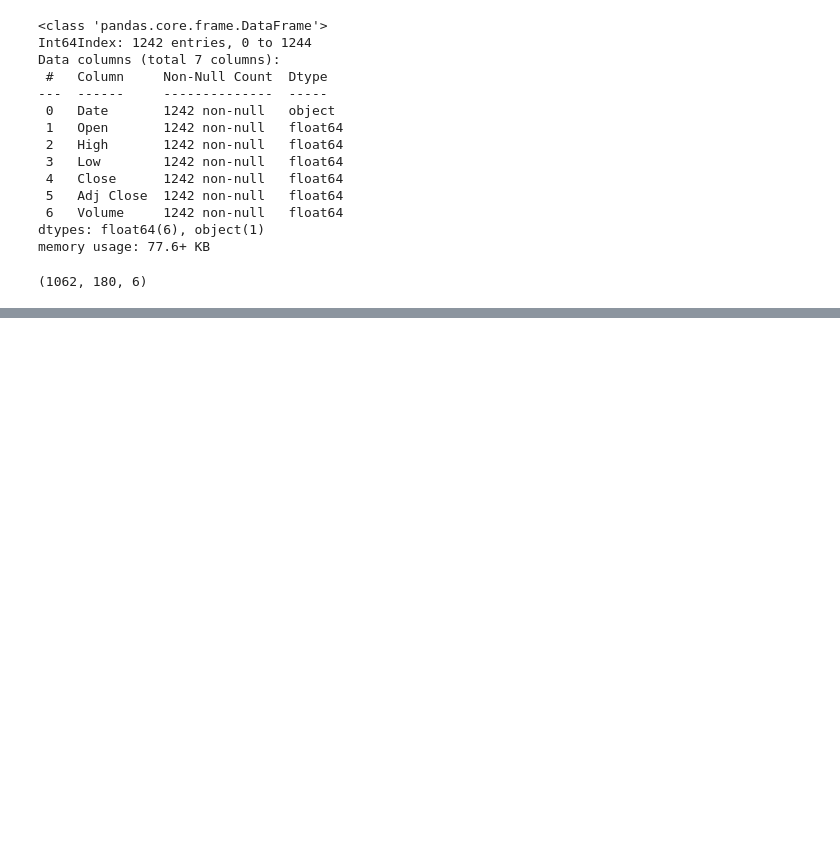
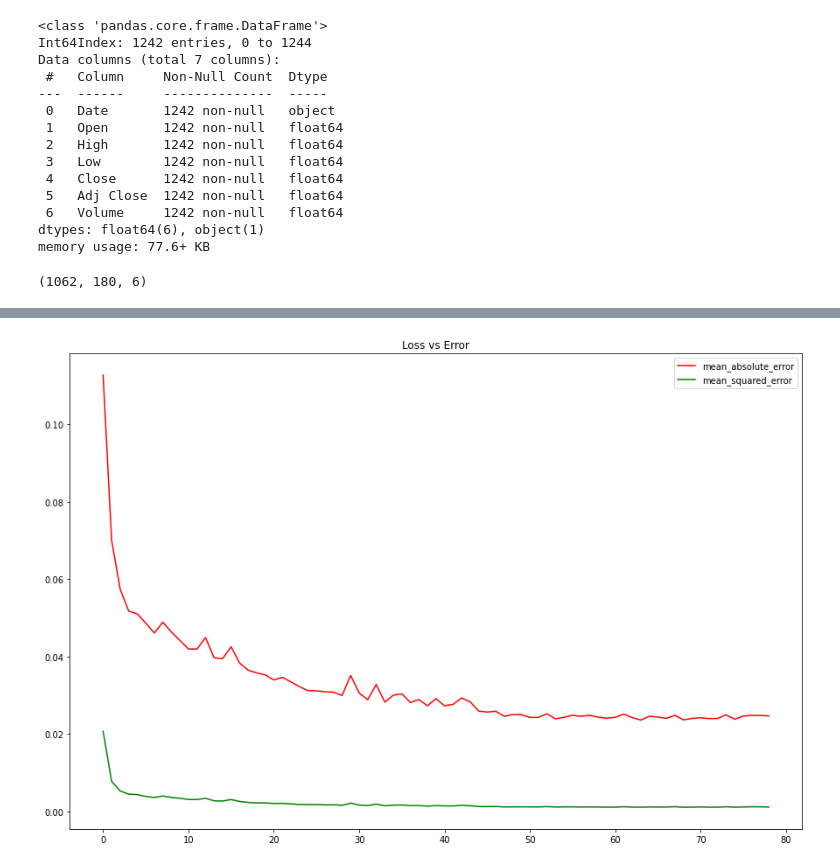
Before and after one commit to itimes-digital/deep-learning-estudo, a Jupyter notebook: serie_temporal_mult_previsores.ipynb, the cells around one changed output, grey strips where cells are left out. Drawn from its saved outputs; the diff is of its cells as text; code cells hidden in the pictures; blank space fills up the shorter version.

```diff
--- a/serie_temporal_mult_previsores.ipynb
+++ b/serie_temporal_mult_previsores.ipynb
@@ -57,7 +57,7 @@ previsores.shape
 from keras.callbacks import EarlyStopping, ReduceLROnPlateau, ModelCheckpoint
 # %%
 model = Sequential();
-model.add(LSTM(units = 100, return_sequences = True, input_shape = (previsores[1], 6)));
+model.add(LSTM(units = 100, return_sequences = True, input_shape = (previsores.shape[1], 6)));
 model.add(Dropout(0.3));
 
 model.add(LSTM(units = 50, return_sequences = True));
@@ -69,7 +69,7 @@ model.add(Dropout(0.3));
 model.add(LSTM(units = 50));
 model.add(Dropout(0.3));
 
-model.add(Dense(units = 1 activation = 'sigmoid'));
+model.add(Dense(units = 1, activation = 'sigmoid'));
 model.compile(optimizer = 'adam',
               loss = 'mean_squared_error',
               metrics = ['mean_absolute_error'])
@@ -96,3 +115,12 @@ history_ = model.fit(previsores,
                     epochs = 100,
                     batch_size = 32,
                     callbacks = [es, rlr, mcp])
+# %%
+plt.figure(figsize = (15, 10))
+plt.plot(history_.history['mean_absolute_error'], color = 'red', label = 'mean_absolute_error')
+plt.plot(history_.history['loss'], color = 'green', label = 'mean_squared_error')
+plt.title('Loss vs Error')
+plt.legend()
+plt.show()
+# %% [output]
+[figure, added]
```
Also changed, not shown: parts of 20 cells of this notebook.
